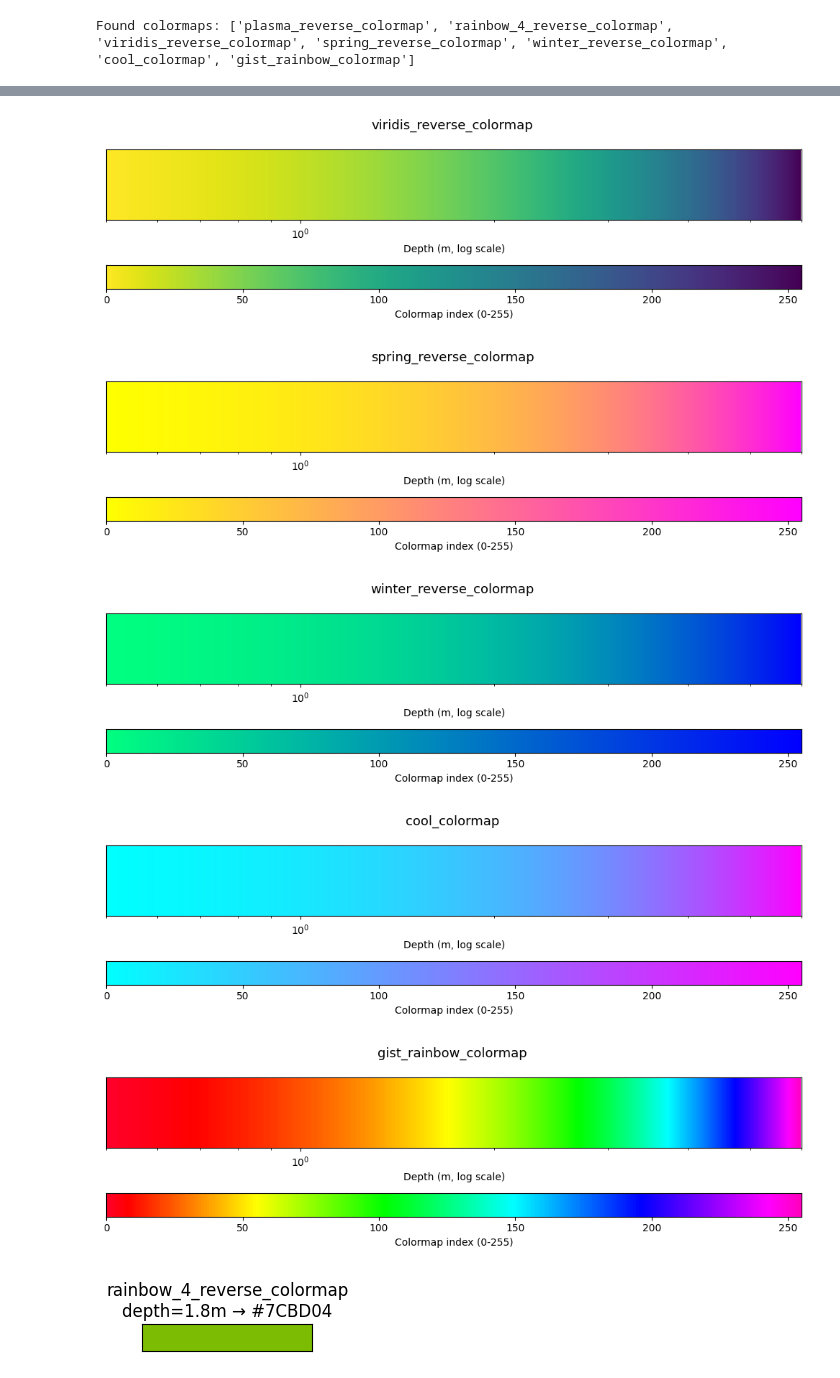
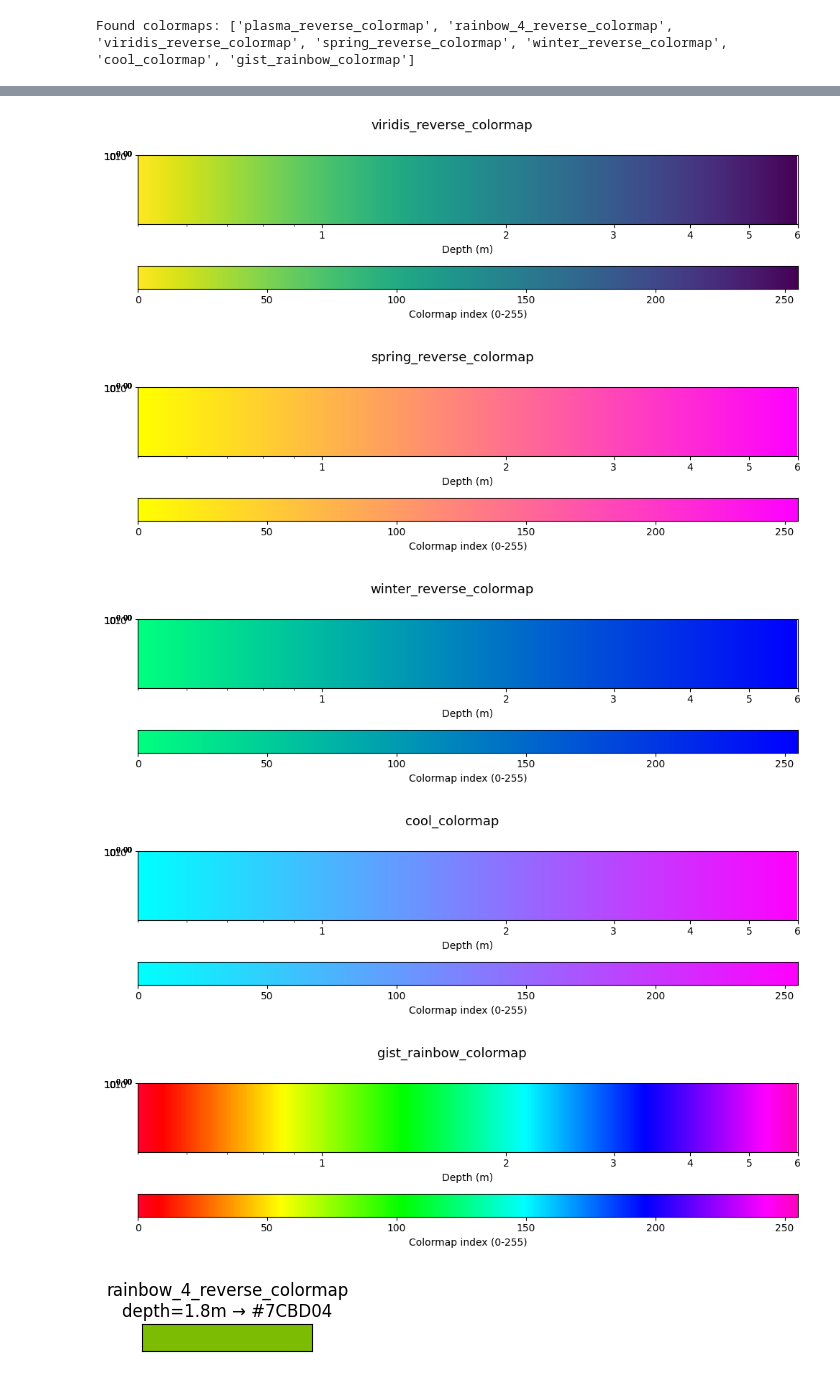
Before and after one commit to AlexDFischer/sinkholes, a Jupyter notebook: visualize_colormap.ipynb, the cells around one changed output, grey strips where cells are left out. Drawn from its saved outputs; the diff is of its cells as text; code cells hidden in the pictures.

```diff
--- a/visualize_colormap.ipynb
+++ b/visualize_colormap.ipynb
@@ -39,6 +39,10 @@ print('Found colormaps:', list(COLORMAPS.keys()))
 Found colormaps: ['plasma_reverse_colormap', 'rainbow_4_reverse_colormap', 'viridis_reverse_colormap', 'spring_reverse_colormap', 'winter_reverse_colormap', 'cool_colormap', 'gist_rainbow_colormap']
 # %%
 # --- Settings (match defaults in settings.h) ---
+from matplotlib import ticker
+from matplotlib.ticker import ScalarFormatter
+
+
 MIN_DEPTH = 0.5   # DEFAULT_MIN_DEPTH_FOR_COLORMAP
 MAX_DEPTH = 6.0   # DEFAULT_MAX_DEPTH_FOR_COLORMAP
 
@@ -58,7 +62,7 @@ def depth_to_color(depth, colormap, min_depth=MIN_DEPTH, max_depth=MAX_DEPTH):
 def plot_colormap(colormap_name, min_depth=MIN_DEPTH, max_depth=MAX_DEPTH, n_samples=500):
     colormap = COLORMAPS[colormap_name]
 
-    # Sample depths on a log scale to match how the colormap is actually applied
+    # Sample depths on a linear scale to match how the colormap is actually applied
     depths = np.linspace(min_depth, max_depth, n_samples)
     colors = np.array([depth_to_color(d, colormap, min_depth, max_depth) for d in depths])
 
@@ -70,14 +74,25 @@ def plot_colormap(colormap_name, min_depth=MIN_DEPTH, max_depth=MAX_DEPTH, n_sam
                              gridspec_kw={'height_ratios': [3, 1]})
     fig.suptitle(colormap_name, fontsize=13)
 
-    # Top: color strip showing depth -> color mapping on a log axis
+    # Top: color strip showing depth -> color mapping on a linear axis
     ax = axes[0]
     ax.imshow(
         colors[np.newaxis, :, :],
         aspect='auto',
         extent=[min_depth, max_depth, 0, 1]
     )
-    ax.set_xscale('linear')
+    ax.set_xscale('log')
+    ax.set_xticks(np.arange(np.ceil(min_depth), stop=np.floor(max_depth) + 1, step=1))
+    # make the ticks normal
+    # Enable minor labels for intermediate ticks (2, 3, 4, etc.)
+    ax.yaxis.set_minor_formatter(ticker.LogFormatterMathtext(labelOnlyBase=False))
+
+    # Optional: Ensure minor ticks are actually visible
+    ax.yaxis.set_minor_locator(ticker.LogLocator(base=10.0, subs='auto'))
+    ax.xaxis.set_major_formatter(ScalarFormatter())
+    # Use this to keep standard numbers even for large values
+    ax.ticklabel_format(style='plain', axis='x')
+
     ax.set_xlabel('Depth (m)')
     ax.set_yticks([])
 
@@ -104,8 +119,8 @@ for name in COLORMAPS:
-[figure, old version]
+[figure, new version]
-[figure, old version]
+[figure, new version]
-[figure, old version]
+[figure, new version]
-[figure, old version]
+[figure, new version]
-[figure, old version]
+[figure, new version]
 # %%
 # --- Look up the color for a specific depth ---
 COLORMAP_NAME = 'rainbow_4_reverse_colormap'  # change as needed
```
Also changed, not shown: parts of 1 cell of this notebook, 24 other files.
